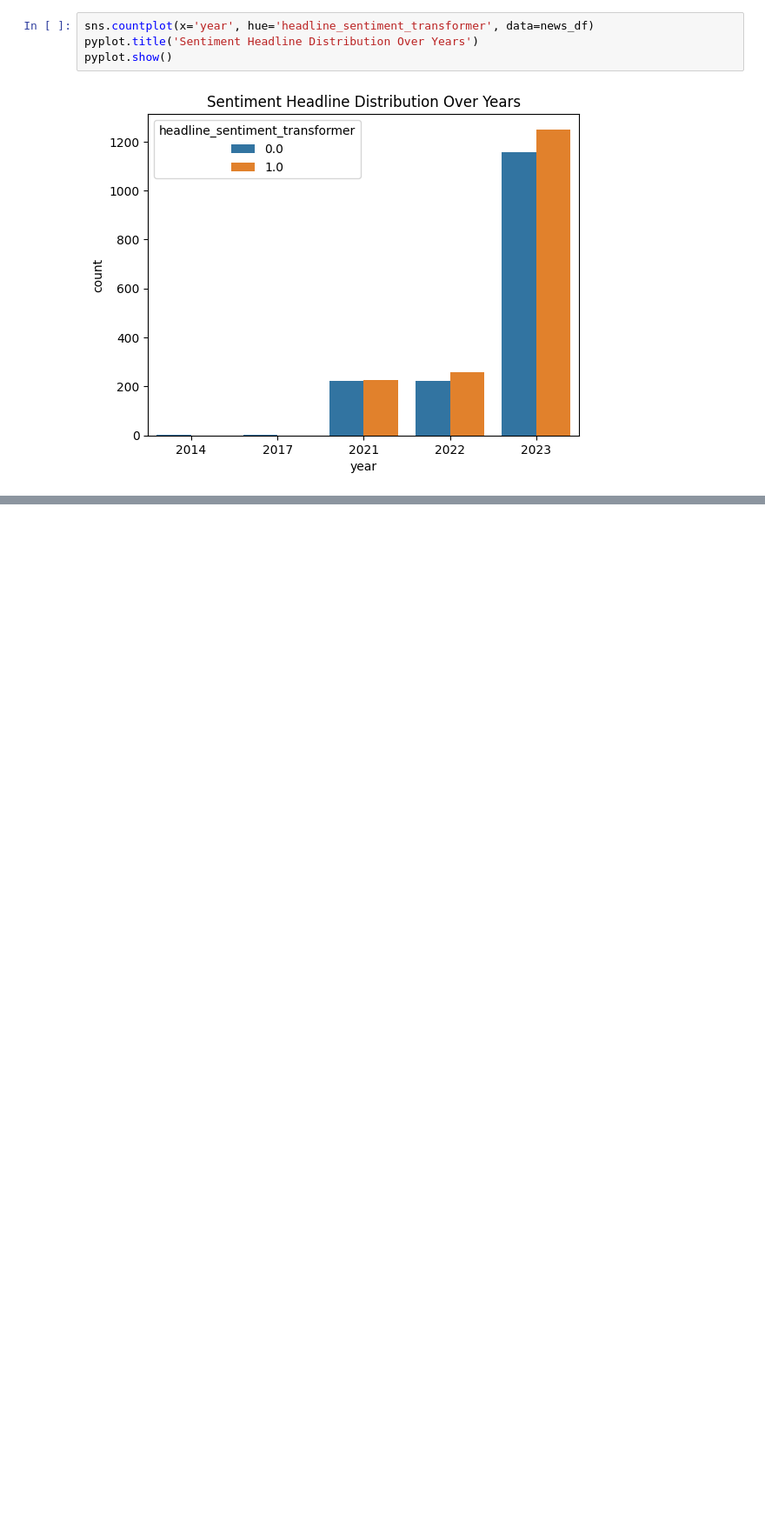
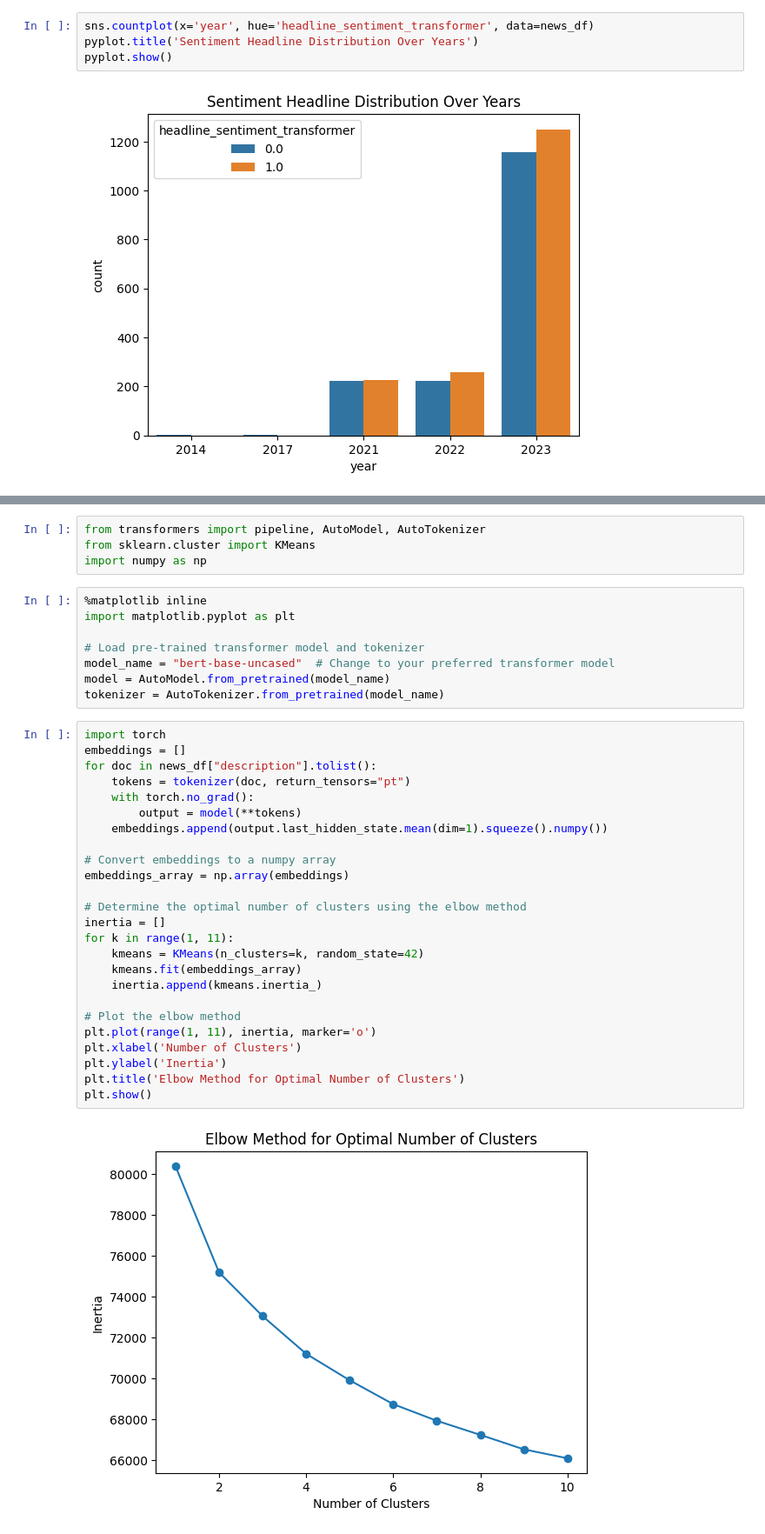
Before and after one commit to Soha85/Soha85, a Jupyter notebook: palestine-israel-news-conflict.ipynb, the cells around one changed output, grey strips where cells are left out. Shown at 87% size. Drawn from its saved outputs; the diff is of its cells as text; blank space fills up the shorter version.

```diff
--- a/palestine-israel-news-conflict.ipynb
+++ b/palestine-israel-news-conflict.ipynb
@@ -499,0 +502,39 @@ pyplot.show()
+# %%
+from transformers import pipeline, AutoModel, AutoTokenizer
+from sklearn.cluster import KMeans
+import numpy as np
+# %%
+%matplotlib inline
+import matplotlib.pyplot as plt
+
+# Load pre-trained transformer model and tokenizer
+model_name = "bert-base-uncased"  # Change to your preferred transformer model
+model = AutoModel.from_pretrained(model_name)
+tokenizer = AutoTokenizer.from_pretrained(model_name)
+# %%
+import torch
+embeddings = []
+for doc in news_df["description"].tolist():
+    tokens = tokenizer(doc, return_tensors="pt")
+    with torch.no_grad():
+        output = model(**tokens)
+    embeddings.append(output.last_hidden_state.mean(dim=1).squeeze().numpy())
+
+# Convert embeddings to a numpy array
+embeddings_array = np.array(embeddings)
+
+# Determine the optimal number of clusters using the elbow method
+inertia = []
+for k in range(1, 11):
+    kmeans = KMeans(n_clusters=k, random_state=42)
+    kmeans.fit(embeddings_array)
+    inertia.append(kmeans.inertia_)
+
+# Plot the elbow method
+plt.plot(range(1, 11), inertia, marker='o')
+plt.xlabel('Number of Clusters')
+plt.ylabel('Inertia')
+plt.title('Elbow Method for Optimal Number of Clusters')
+plt.show()
+# %% [output]
+[figure, added]
```
Also changed, not shown: parts of 15 cells of this notebook.
